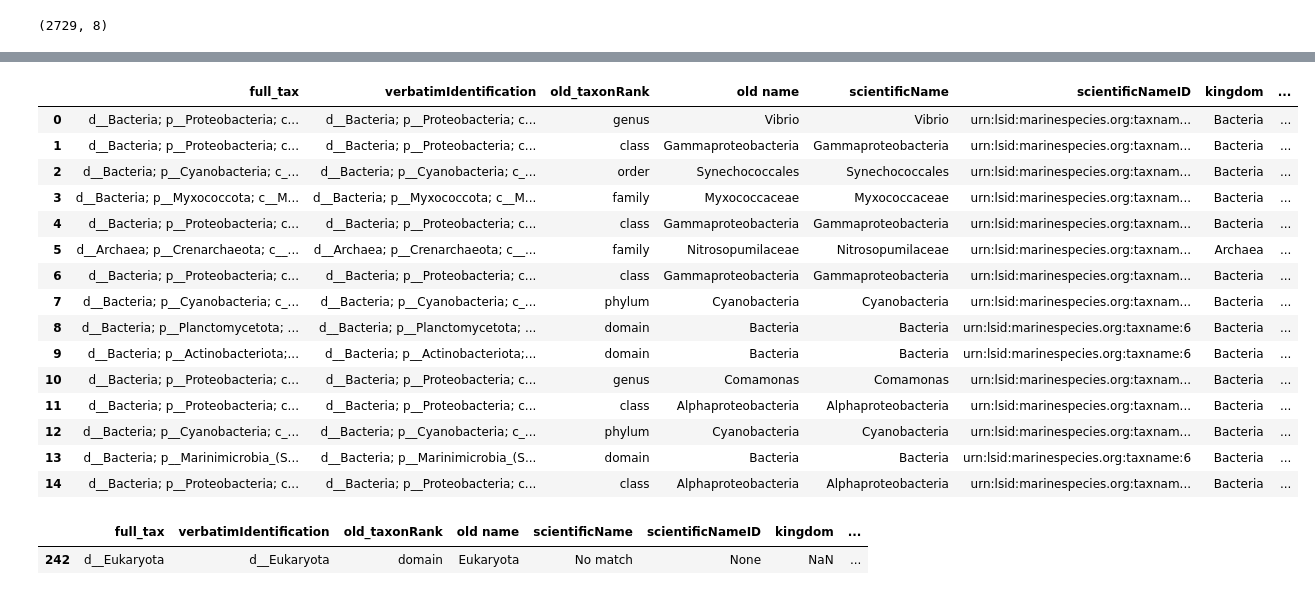
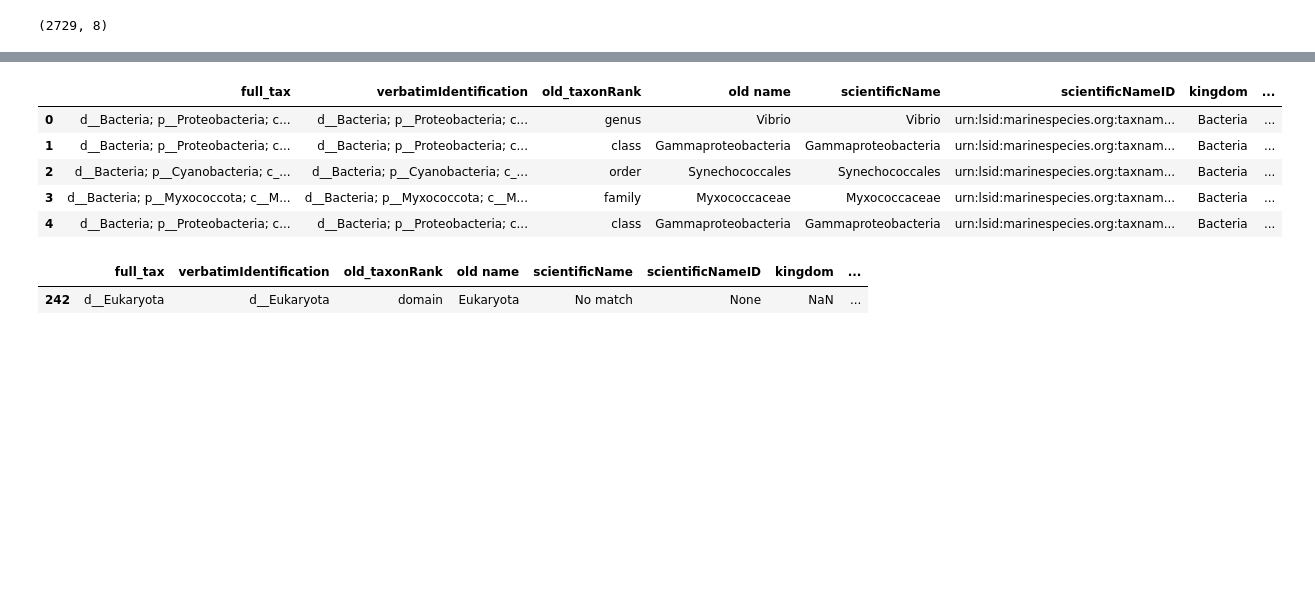
Before and after one commit to aomlomics/edna2obis, a Jupyter notebook: src/edna2obis_conversion_code.ipynb, the cells around one changed output, grey strips where cells are left out. Saved outputs shown, nothing was run; the diff lists cells and outputs as text; code cells hidden in the pictures; blank space fills up the shorter version.

Commit message:
Updated notebook text, added worms outputs

```diff
--- a/src/edna2obis_conversion_code.ipynb
+++ b/src/edna2obis_conversion_code.ipynb
@@ -787,13 +705,14 @@ Species level IDs might be trash, [see here](https://forum.qiime2.org/t/processi
 # %%
-tax_16S = asv_tables['16S rRNA'][['taxonomy','domain','phylum','class','order','family','genus','species']]
+tax_16S = asv_tables['16S V4-V5'][['taxonomy','domain','phylum','class','order','family','genus','species']]
-# %%
-tax_16S = tax_16S.drop_duplicates()
+# %%
+#ignore_index is important!
+tax_16S = tax_16S.drop_duplicates(ignore_index=True)
 # %%
 tax_16S.shape
 # %% [output]
 (2729, 8)
 # %%
 if __name__ == '__main__':
-    worms_16s = get_worms_from_scientific_name_parallel(
+    worms_16s = WoRMS_matching.get_worms_from_scientific_name_parallel(
     tax_df = tax_16S,ordered_rank_columns=['genus','family','order','class','phylum','domain'],
     full_tax_column="taxonomy",full_tax_vI=True,n_proc=7)
@@ -818,22 +719,12 @@ Litoribrevibacter: No match, genus
 # %%
-worms_16s.head(15)
+worms_16s.head()
 # %% [output]
 |  | full_tax | verbatimIdentification | old_taxonRank | old name | scientificName | scientificNameID | kingdom | ... |
 | 0 | d__Bacteria; p__Proteobacteria; c... | d__Bacteria; p__Proteobacteria; c... | genus | Vibrio | Vibrio | urn:lsid:marinespecies.org:taxnam... | Bacteria | ... |
 | 1 | d__Bacteria; p__Proteobacteria; c... | d__Bacteria; p__Proteobacteria; c... | class | Gammaproteobacteria | Gammaproteobacteria | urn:lsid:marinespecies.org:taxnam... | Bacteria | ... |
 | 2 | d__Bacteria; p__Cyanobacteria; c_... | d__Bacteria; p__Cyanobacteria; c_... | order | Synechococcales | Synechococcales | urn:lsid:marinespecies.org:taxnam... | Bacteria | ... |
 | 3 | d__Bacteria; p__Myxococcota; c__M... | d__Bacteria; p__Myxococcota; c__M... | family | Myxococcaceae | Myxococcaceae | urn:lsid:marinespecies.org:taxnam... | Bacteria | ... |
 | 4 | d__Bacteria; p__Proteobacteria; c... | d__Bacteria; p__Proteobacteria; c... | class | Gammaproteobacteria | Gammaproteobacteria | urn:lsid:marinespecies.org:taxnam... | Bacteria | ... |
-| 5 | d__Archaea; p__Crenarchaeota; c__... | d__Archaea; p__Crenarchaeota; c__... | family | Nitrosopumilaceae | Nitrosopumilaceae | urn:lsid:marinespecies.org:taxnam... | Archaea | ... |
-| 6 | d__Bacteria; p__Proteobacteria; c... | d__Bacteria; p__Proteobacteria; c... | class | Gammaproteobacteria | Gammaproteobacteria | urn:lsid:marinespecies.org:taxnam... | Bacteria | ... |
-| 7 | d__Bacteria; p__Cyanobacteria; c_... | d__Bacteria; p__Cyanobacteria; c_... | phylum | Cyanobacteria | Cyanobacteria | urn:lsid:marinespecies.org:taxnam... | Bacteria | ... |
-| 8 | d__Bacteria; p__Planctomycetota; ... | d__Bacteria; p__Planctomycetota; ... | domain | Bacteria | Bacteria | urn:lsid:marinespecies.org:taxname:6 | Bacteria | ... |
-| 9 | d__Bacteria; p__Actinobacteriota;... | d__Bacteria; p__Actinobacteriota;... | domain | Bacteria | Bacteria | urn:lsid:marinespecies.org:taxname:6 | Bacteria | ... |
-| 10 | d__Bacteria; p__Proteobacteria; c... | d__Bacteria; p__Proteobacteria; c... | genus | Comamonas | Comamonas | urn:lsid:marinespecies.org:taxnam... | Bacteria | ... |
-| 11 | d__Bacteria; p__Proteobacteria; c... | d__Bacteria; p__Proteobacteria; c... | class | Alphaproteobacteria | Alphaproteobacteria | urn:lsid:marinespecies.org:taxnam... | Bacteria | ... |
-| 12 | d__Bacteria; p__Cyanobacteria; c_... | d__Bacteria; p__Cyanobacteria; c_... | phylum | Cyanobacteria | Cyanobacteria | urn:lsid:marinespecies.org:taxnam... | Bacteria | ... |
-| 13 | d__Bacteria; p__Marinimicrobia_(S... | d__Bacteria; p__Marinimicrobia_(S... | domain | Bacteria | Bacteria | urn:lsid:marinespecies.org:taxname:6 | Bacteria | ... |
-| 14 | d__Bacteria; p__Proteobacteria; c... | d__Bacteria; p__Proteobacteria; c... | class | Alphaproteobacteria | Alphaproteobacteria | urn:lsid:marinespecies.org:taxnam... | Bacteria | ... |
 # %%
 worms_16s[worms_16s["scientificName"]=="No match"]
 # %% [output]
```
Also changed, not shown: parts of 254 cells of this notebook, 6 other files.
